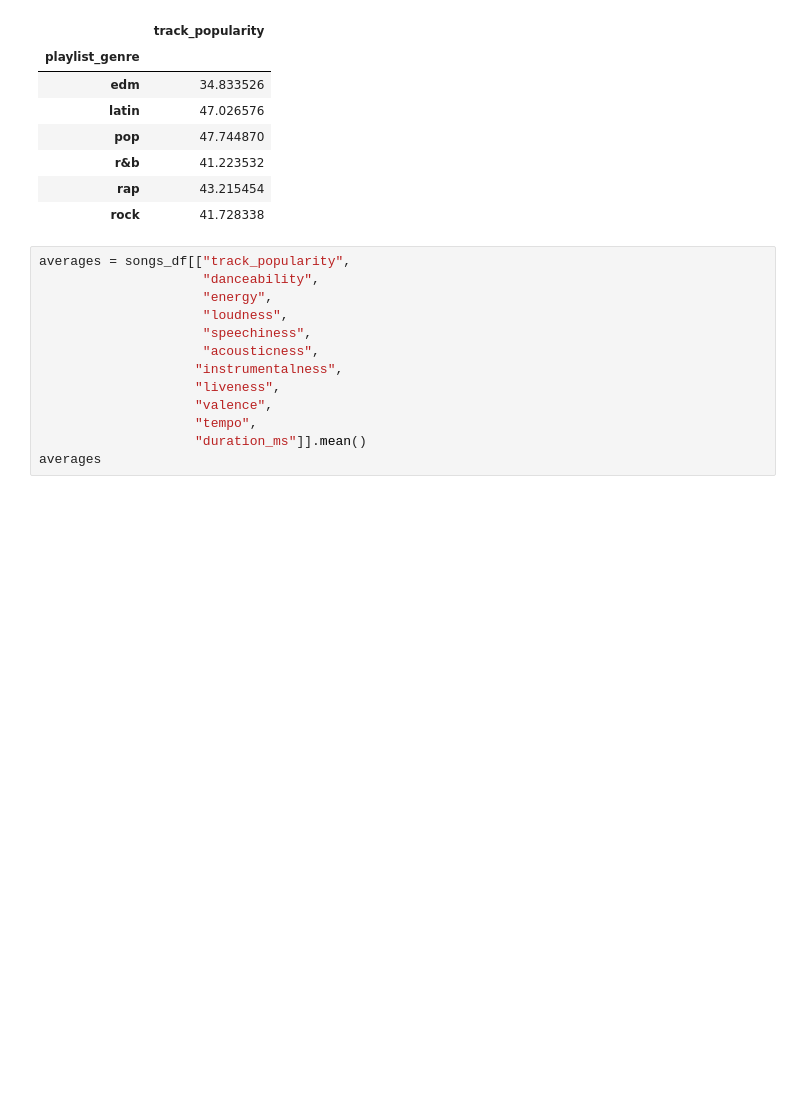
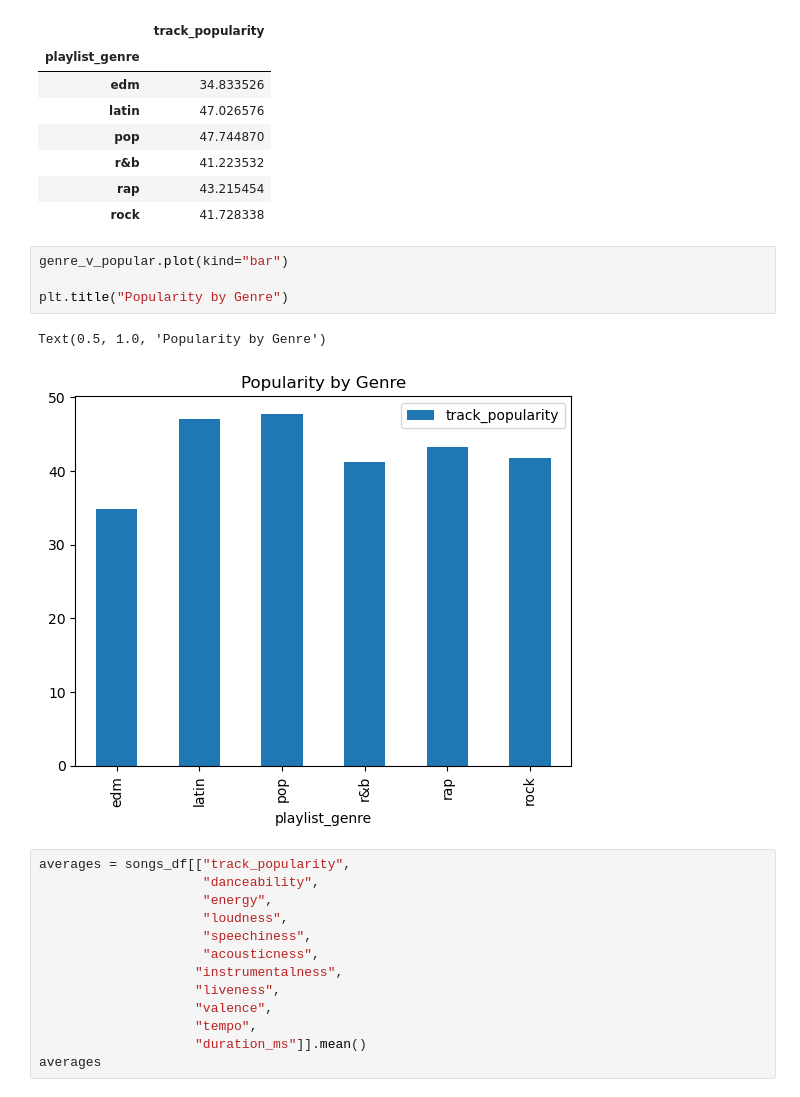
Before and after one commit to JoeBrueneman/Jammin_With_Spotify, a Jupyter notebook: Data Analysis/Processing.ipynb, the cells around one changed output. Drawn from its saved outputs; the diff is of its cells as text; blank space fills up the shorter version.

```diff
--- a/Data Analysis/Processing.ipynb
+++ b/Data Analysis/Processing.ipynb
@@ -118,6 +118,13 @@ genre_v_popular
 | r&b | 41.223532 |
 | rap | 43.215454 |
 | rock | 41.728338 |
+# %%
+genre_v_popular.plot(kind="bar")
+
+plt.title("Popularity by Genre")
+# %% [output]
+Text(0.5, 1.0, 'Popularity by Genre')
+[figure, added]
 # %%
 averages = songs_df[["track_popularity",
                      "danceability",
```
Also changed, not shown: parts of 1 cell of this notebook.
